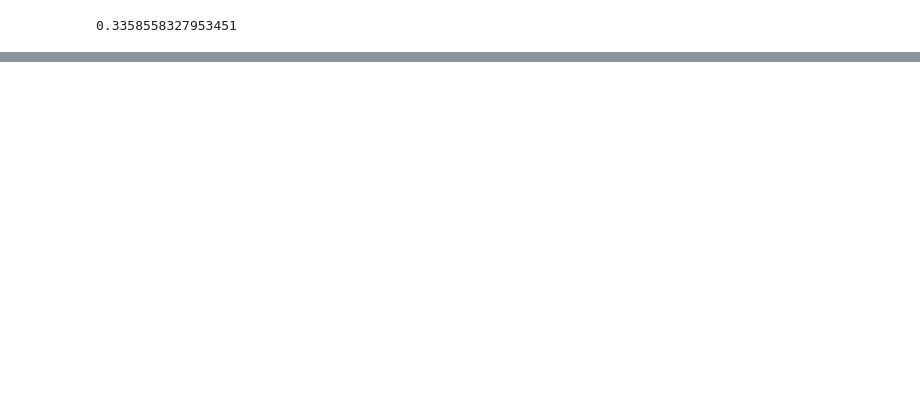
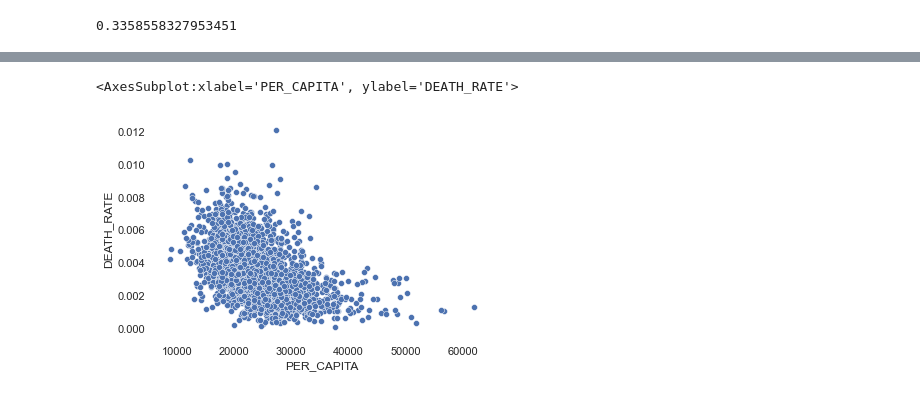
Before and after one commit to csdurfee/COVID_fatality_rates, a Jupyter notebook: exploration.ipynb, the cells around one changed output, grey strips where cells are left out. Drawn from its saved outputs; the diff is of its cells as text; code cells hidden in the pictures; blank space fills up the shorter version.

```diff
--- a/exploration.ipynb
+++ b/exploration.ipynb
@@ -237 +208,14 @@ df2
+# %%
+
+sns.set(rc={'axes.facecolor': 'white'})
+
+sns.scatterplot(x=df2.PER_CAPITA, y=df2.DEATH_RATE)
+
+# import matplotlib.pyplot as plt
+# ax = plt.axes()
+
+# ax.set_facecolor('white')
+# %% [output]
+<AxesSubplot:xlabel='PER_CAPITA', ylabel='DEATH_RATE'>
+[figure, added]
 # %%
```
Also changed, not shown: parts of 23 cells of this notebook.
